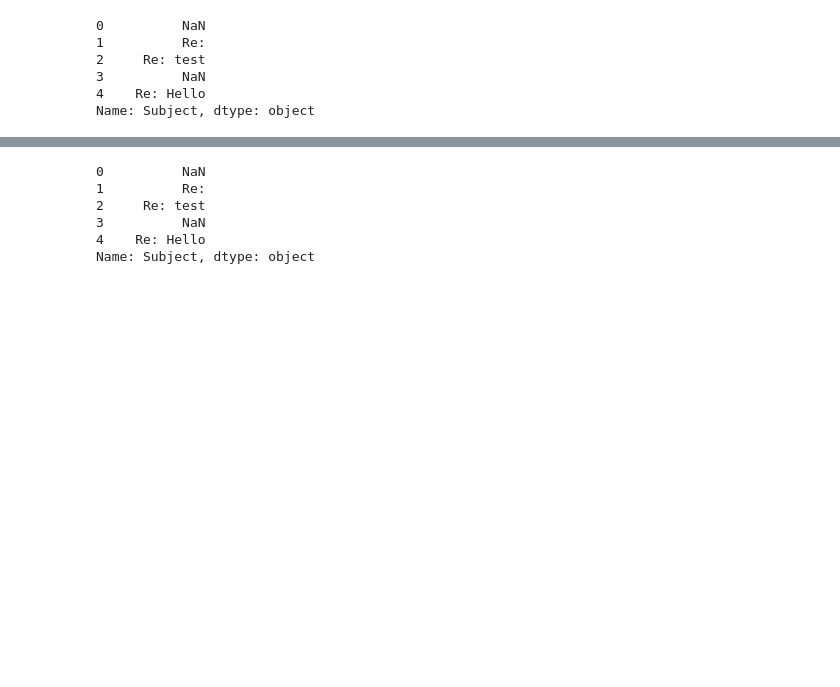
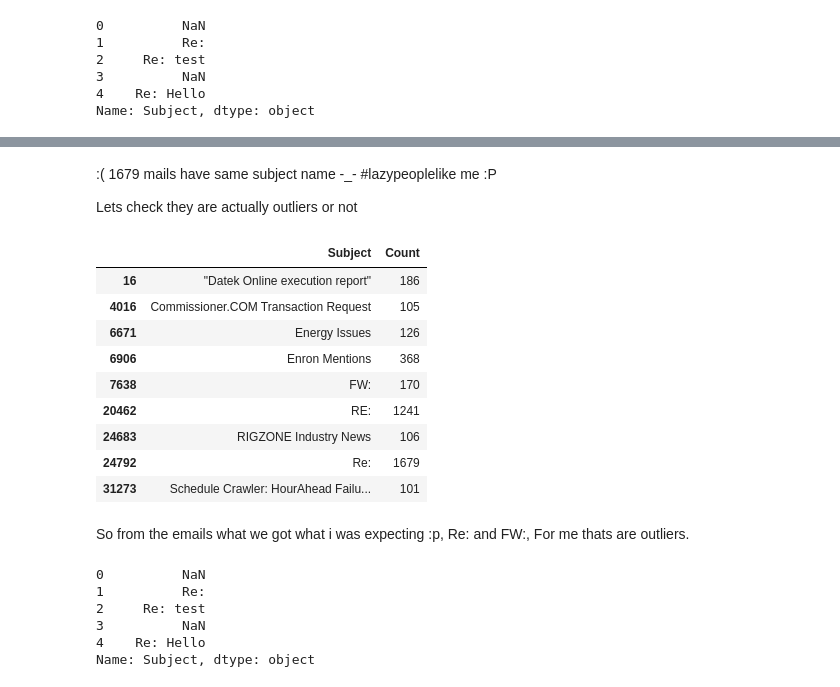
Before and after one commit to Connecting-the-Dots-with-ML/Email-Semantic-Analysis, a Jupyter notebook: Exploratory Data Analysis_mayur.ipynb, the cells around one changed output, grey strips where cells are left out. Saved outputs shown, nothing was run; the diff lists cells and outputs as text; code cells hidden in the pictures; blank space fills up the shorter version.

Commit message:
feat: finding outliers in subject

```diff
--- a/Exploratory Data Analysis_mayur.ipynb
+++ b/Exploratory Data Analysis_mayur.ipynb
@@ -145,3 +135,5 @@ So the main outlier is the <b>27/06/2001</b>
+# %%
+df = df[df['Date'] != '27/06/2001']  #removing the date
 # %%
 df['Subject'].head()
 # %% [output]
@@ -152,4 +144,5 @@ df['Subject'].head()
 4    Re: Hello
 Name: Subject, dtype: object
 # %%
-dfSubject = df['Subject'].value_counts().sort_index()
+dfSubject = df['Subject'].value_counts().sort_index().reset_index()
+dfSubject.columns = ['Subject','Count']
@@ -174,3 +161,22 @@ Name: Subject, Length: 38399, dtype: int64
+# %% [markdown]
+:( 1679 mails have same subject name -_- #lazypeoplelike me :P
+
+Lets check they are actually outliers or not
+# %%
+dfSubject[dfSubject['Count'] > 100]
+# %% [output]
+|  | Subject | Count |
+| 16 | "Datek Online execution report" | 186 |
+| 4016 | Commissioner.COM Transaction Request | 105 |
+| 6671 | Energy Issues | 126 |
+| 6906 | Enron Mentions | 368 |
+| 7638 | FW: | 170 |
+| 20462 | RE: | 1241 |
+| 24683 | RIGZONE Industry News | 106 |
+| 24792 | Re: | 1679 |
+| 31273 | Schedule Crawler: HourAhead Failu... | 101 |
+# %% [markdown]
+So from the emails what we got what i was expecting :p, Re: and FW:, For me thats are outliers.
 # %%
 dfSubject.head()
 # %% [output]
```
Also changed, not shown: parts of 8 cells of this notebook, 1 other file.
